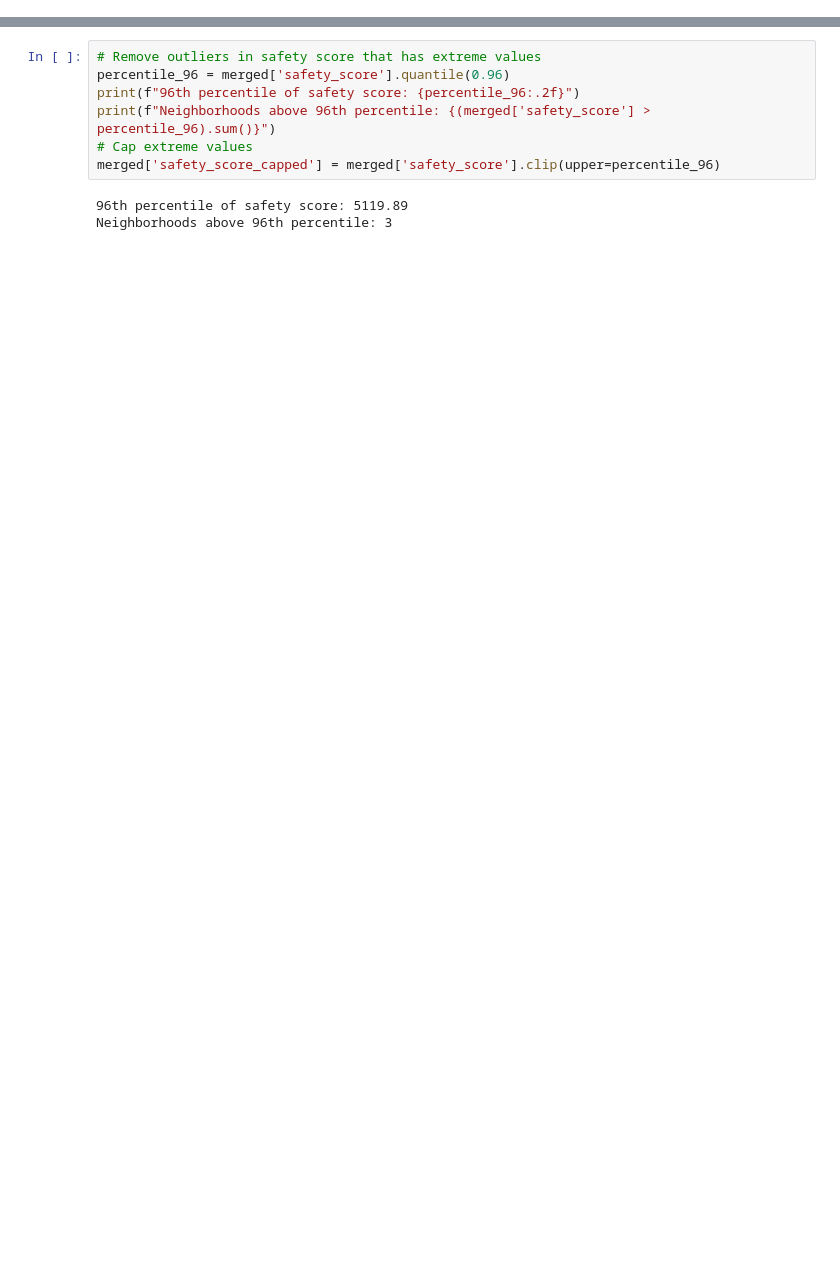
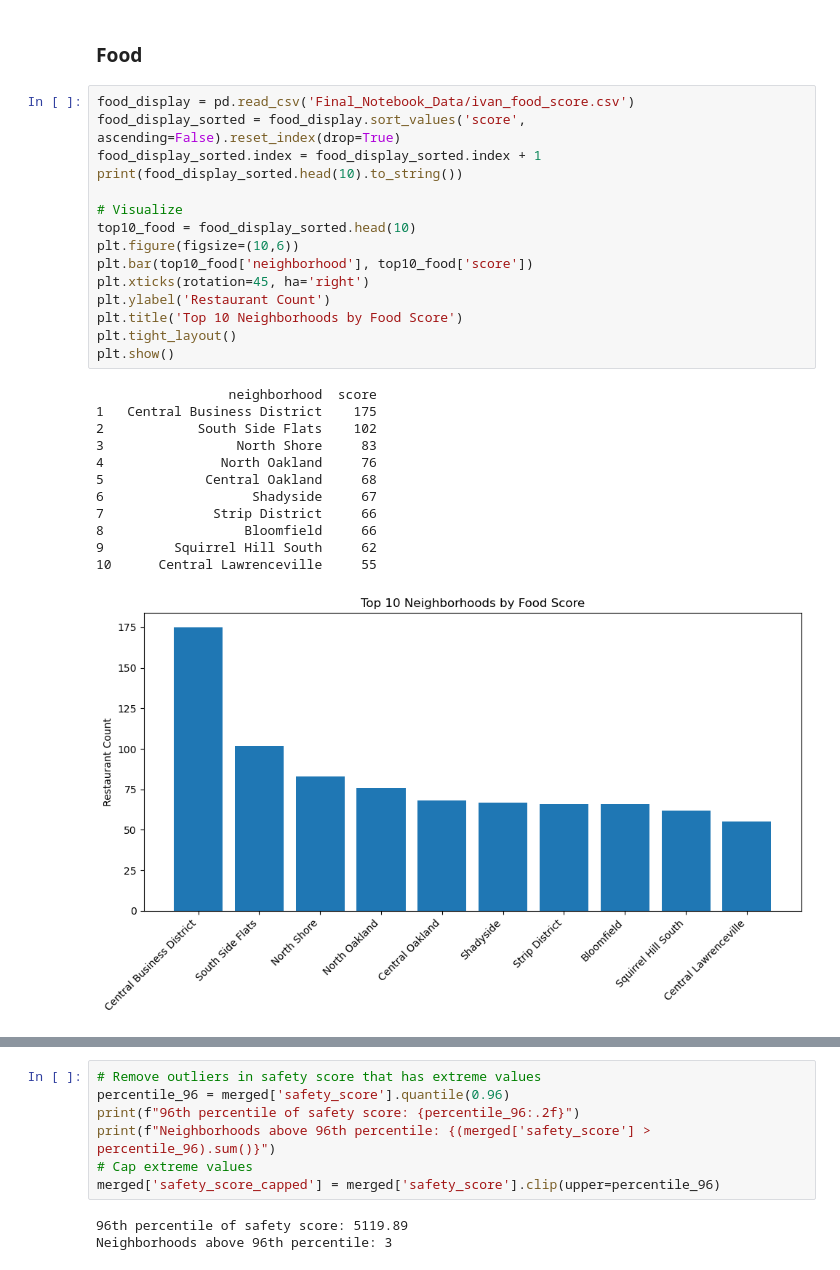
Before and after one commit to 2004Moonlove/Final-Project-Description, a Jupyter notebook: Final_Metric.ipynb, the cells around one changed output, grey strips where cells are left out. Drawn from its saved outputs; the diff is of its cells as text; blank space fills up the shorter version.

Commit message:
modified final notebook for pre

```diff
--- a/Final_Metric.ipynb
+++ b/Final_Metric.ipynb
@@ -23,0 +31,30 @@ education_df = pd.read_csv('Final_Notebook_Data/yang_education_score.csv')
+# %% [markdown]
+### Food
+# %%
+food_display = pd.read_csv('Final_Notebook_Data/ivan_food_score.csv')
+food_display_sorted = food_display.sort_values('score', ascending=False).reset_index(drop=True)
+food_display_sorted.index = food_display_sorted.index + 1
+print(food_display_sorted.head(10).to_string())
+
+# Visualize
+top10_food = food_display_sorted.head(10)
+plt.figure(figsize=(10,6))
+plt.bar(top10_food['neighborhood'], top10_food['score'])
+plt.xticks(rotation=45, ha='right')
+plt.ylabel('Restaurant Count')
+plt.title('Top 10 Neighborhoods by Food Score')
+plt.tight_layout()
+plt.show()
+# %% [output]
+                 neighborhood  score
+1   Central Business District    175
+2            South Side Flats    102
+3                 North Shore     83
+4               North Oakland     76
+5             Central Oakland     68
+6                   Shadyside     67
+7              Strip District     66
+8                  Bloomfield     66
+9         Squirrel Hill South     62
+10      Central Lawrenceville     55
+[figure, added]
```
Also changed, not shown: parts of 18 cells of this notebook.
